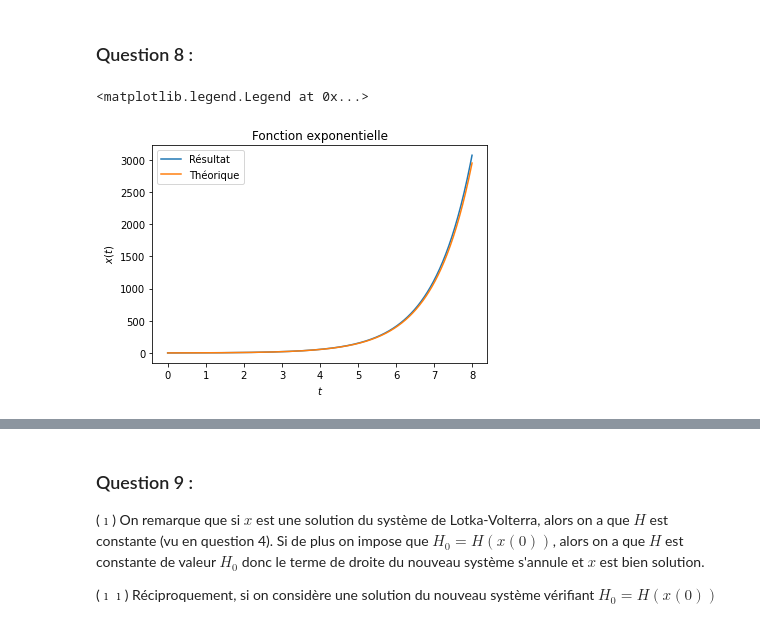
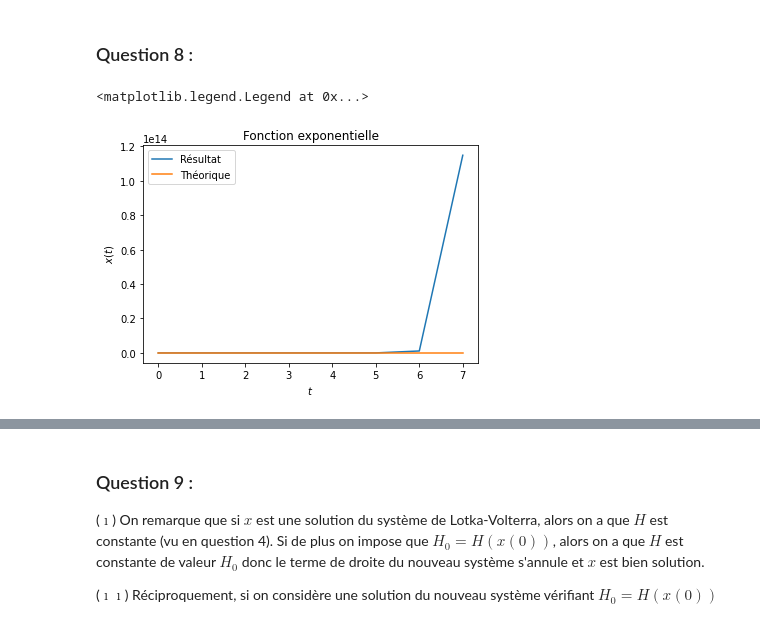
Before and after one commit to guillaumerichard2020/Proj-Num-2-Equa-diff, a Jupyter notebook: Projet Equations Différentielles .ipynb, the cells around one changed output, grey strips where cells are left out. Drawn from its saved outputs; the diff is of its cells as text; code cells hidden in the pictures.

```diff
--- a/Projet Equations Différentielles .ipynb
+++ b/Projet Equations Différentielles .ipynb
@@ -388,18 +388,18 @@ def solve_euler_implicit(f,x0,dt,t0,tf,itermax=100):
 # %%
 #Résolution dans R
 
 def f1(t,x):
     return x
 
-t,x = solve_euler_implicit(f1,1,0.01,0,8)
+t,x = solve_euler_implicit(f1,1,1,0,8)
 
 plt.plot(t,x,label="Résultat")
 plt.plot(t,np.exp(t),label="Théorique")
 
 plt.title("Fonction exponentielle")
 plt.xlabel("$t$")
 plt.ylabel("$x(t)$")
 plt.legend()
 # %% [output]
 <matplotlib.legend.Legend at 0x...>
-[figure, old version]
+[figure, new version]
```
Also changed, not shown: parts of 11 cells of this notebook.
